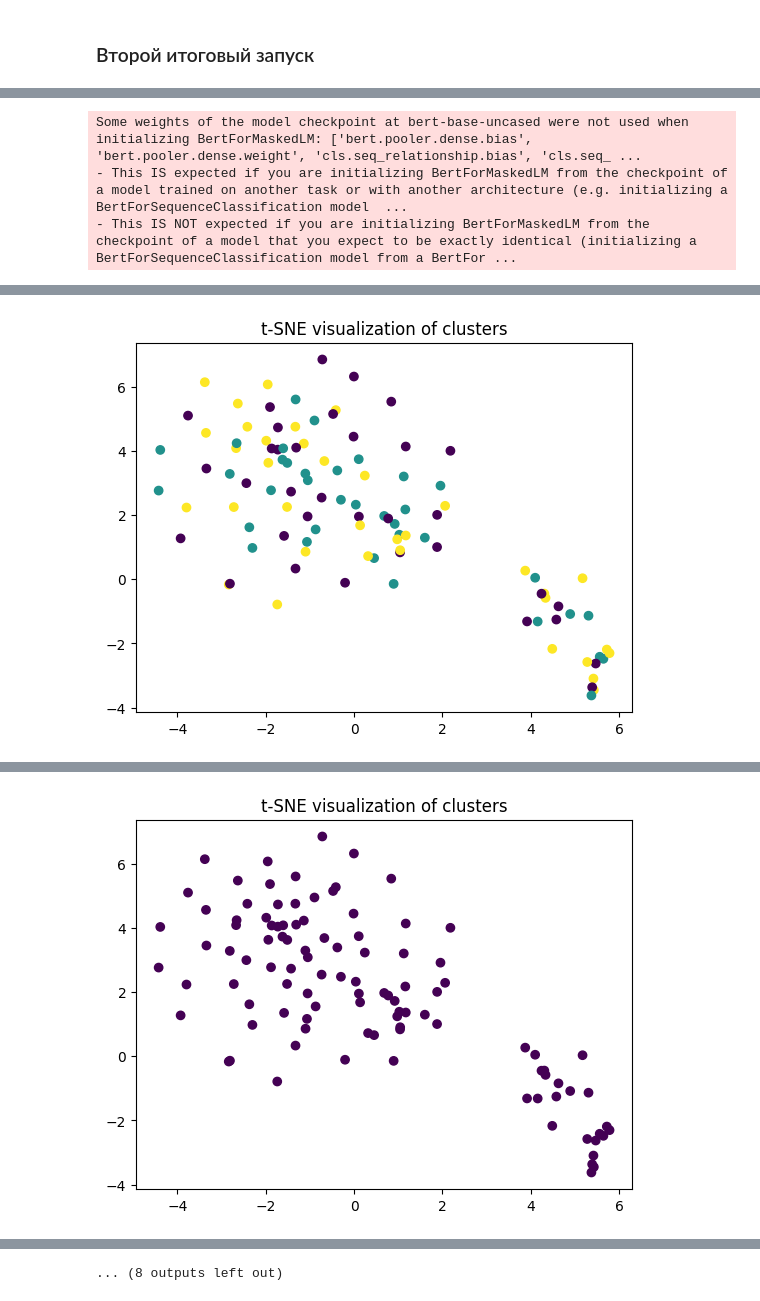
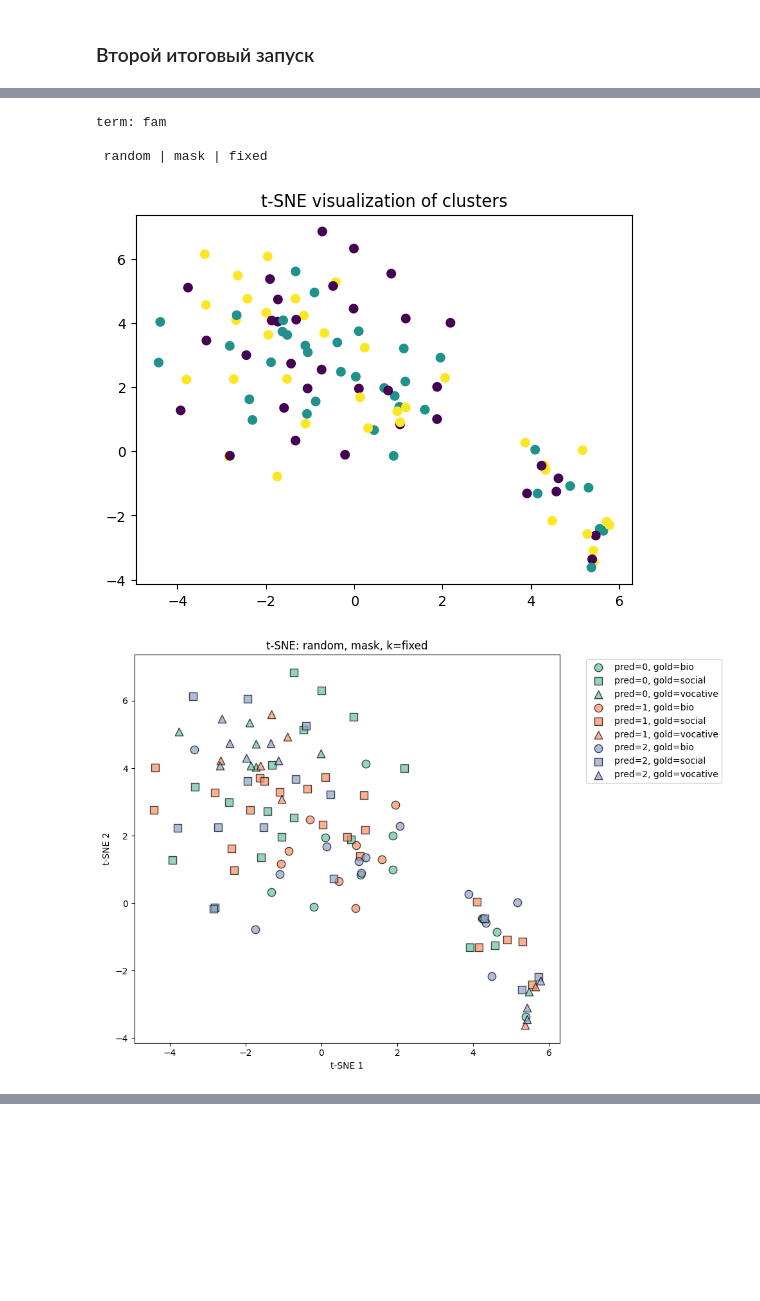
Before and after one commit to Tania-St/Contextual_Synonymization, a Jupyter notebook: run_experiment.ipynb, the cells around one changed output, grey strips where cells are left out. Cells and saved outputs as stored; diff of their text form; code cells hidden in the pictures; blank space fills up the shorter version.

```diff
--- a/run_experiment.ipynb
+++ b/run_experiment.ipynb
@@ -154,4 +249,9 @@ all_results = []
 # %%
+
+terms = ["fam"]
+
+all_results = []
+
 for term in terms:
     print("term:", term)
 
@@ -193,8 +293,15 @@ for term in terms:
             k_mode=k_mode,
             forced_k=k
         )
+        plot_confusion_matrix(res, title=f"{term} - {method} {emb} {k_mode}")
+        plot_tsne(res["X"], res["labels"])
 
-        plot_tsne(res["X"], res["labels"])
+        plot_tsne_with_shapes(
+            X=res["X"],
+            pred_labels=res["labels"],
+            gold_labels=res["gold"],
+            title=f"t-SNE: {method}, {emb}, k={k_mode}"
+        )
 
         show_mismatches(
             res["texts"],
@@ -207,56 +314,38 @@ for term in terms:
         row = res["metrics"].copy()
         row["method"] = method
         row["embedding"] = emb
         all_results.append(row)
 
 
         if method in ["kmeans", "agglo", "hybrid"]:
             show_clusters(
                 res["texts"],
                 res["labels"],
                 res["gold"]
             )
 
 
     print("\n CLUSTER-LEVEL SYNONYMS")
 
     clusters = {}
-    for text, label in zip(res["texts"], res["labels"]):
+    for text, label in zip(res["original_texts"], res["labels"]):
         clusters.setdefault(label, []).append(text)
 
     for cluster_id, texts_cluster in clusters.items():
-
-        print(f"\n cluster {cluster_id}")
-
-        # Method 1: frequency
-        freq_syns = cluster_synonyms_freq(
-            texts_cluster,
-            term,
-            tokenizer,
-            mlm_model,
-            device
-        )
-
-        print("Freq:", freq_syns)
-
-        # Method 2: logits
-        logit_syns = cluster_synonyms_logits(
-            texts_cluster,
-            term,
-            tokenizer,
-            mlm_model,
-            device
-        )
+        freq_syns = cluster_synonyms_freq(texts_cluster, term, tokenizer, mlm_model, device)
+        logit_syns = cluster_synonyms_logits(texts_cluster, term, tokenizer, mlm_model, device)
 
         print("Logits:", logit_syns)
 
 
 df_results = pd.DataFrame(all_results)
 df_results.to_csv("results/results.csv", index=False)
 
 print("\n final results:")
 print(df_results)
 # %% [output]
-Some weights of the model checkpoint at bert-base-uncased were not used when initializing BertForMaskedLM: ['bert.pooler.dense.bias', 'bert.pooler.dense.weight', 'cls.seq_relationship.bias', 'cls.seq_ ...
-- This IS expected if you are initializing BertForMaskedLM from the checkpoint of a model trained on another task or with another architecture (e.g. initializing a BertForSequenceClassification model  ...
-- This IS NOT expected if you are initializing BertForMaskedLM from the checkpoint of a model that you expect to be exactly identical (initializing a BertForSequenceClassification model from a BertFor ...
+term: fam
+
+ random | mask | fixed
+[figure]
+[figure, new version]
@@ -268 +368,0 @@ TERM: fam
-[figure]
@@ -286 +387,0 @@ GOLD: vocative PRED: 2
-[figure, old version]
@@ -358 +409,0 @@ Name: count, dtype: int64
-... (8 outputs left out)
```
Also changed, not shown: parts of 8 cells of this notebook, 9 other files.
